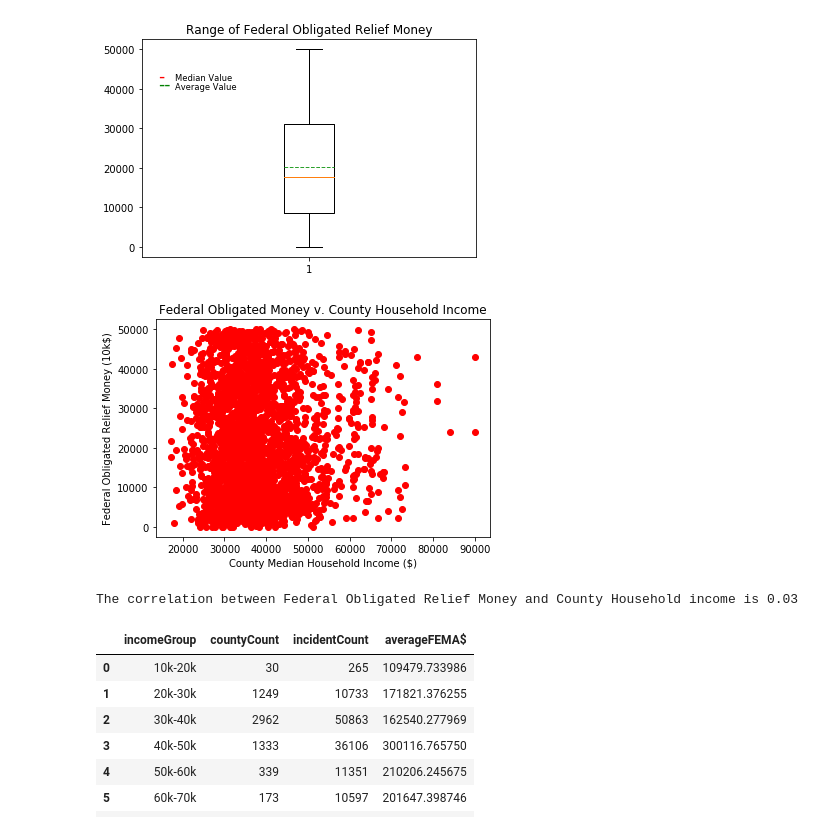
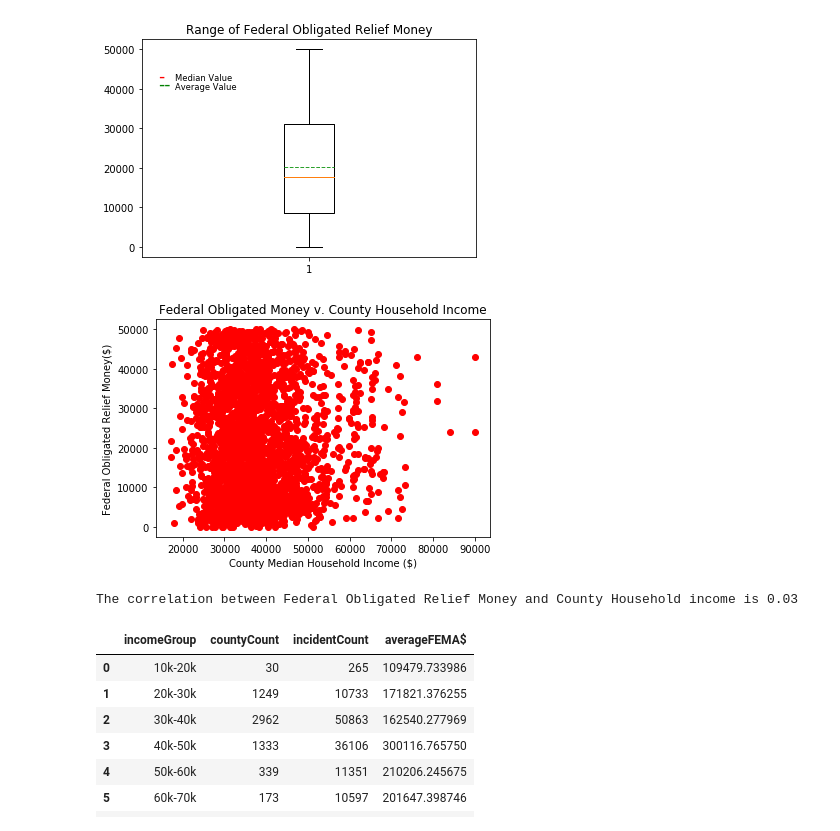
Before and after one commit to chunwong7/Project_1, a Jupyter notebook: SAPIE_analysis.ipynb, the cells around one changed output. Cells and saved outputs as stored; diff of their text form; code cells hidden in the pictures.

```diff
--- a/SAPIE_analysis.ipynb
+++ b/SAPIE_analysis.ipynb
@@ -116,17 +116,17 @@ plt.show()
 # %%
 #ScatterPlot w/o outliers
 #Check Scatterplot of FEMA$ v. Income
 plt.scatter(merged_noOutliers['Median Household Income'], merged_noOutliers['FEMA$'], c='red')
 plt.title('Federal Obligated Money v. County Household Income')
 plt.xlabel('County Median Household Income ($)')
-plt.ylabel('Federal Obligated Relief Money (10k$)')
+plt.ylabel('Federal Obligated Relief Money($)')
 plt.savefig('plots/femavincome_noOutliers.png')
 plt.show()
 #Correlation of Fema v. Med income
 correlation = st.pearsonr(merged_noOutliers['Median Household Income'], merged_noOutliers['FEMA$'])
 print(f'The correlation between Federal Obligated Relief Money and County Household income is {round(correlation[0],2)}')
 # %% [output]
-[figure, old version]
+[figure, new version]
 The correlation between Federal Obligated Relief Money and County Household income is 0.03
 # %%
 #Group by income group
```
Also changed, not shown: parts of 19 cells of this notebook.
